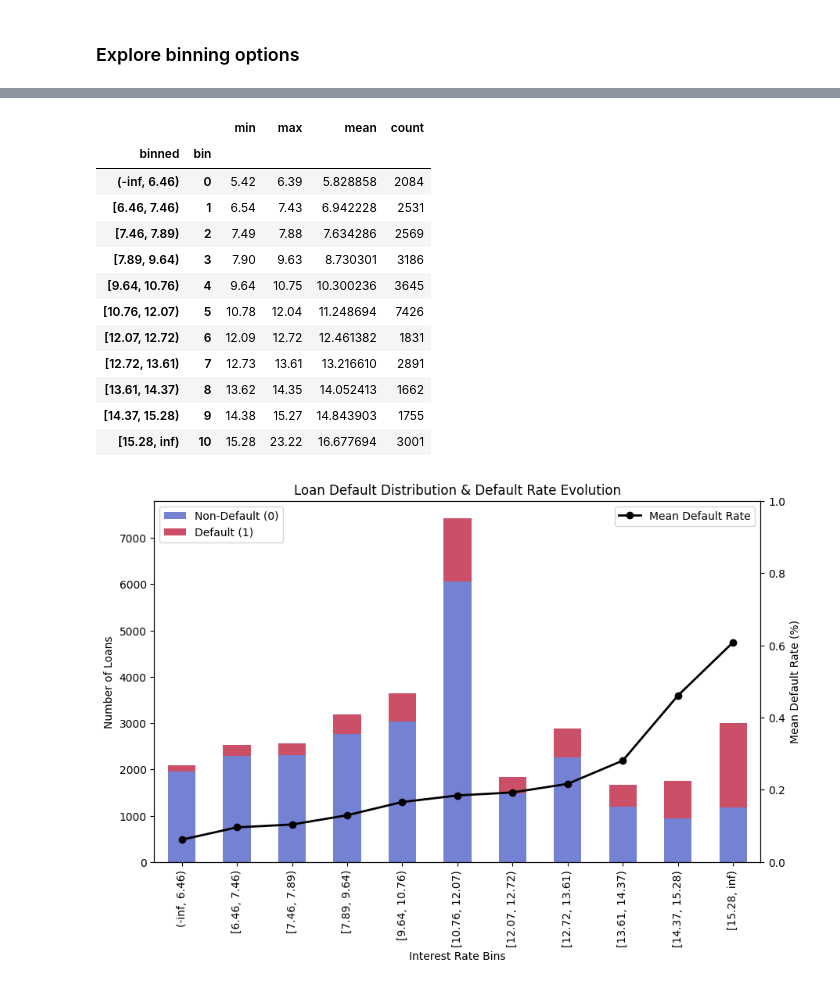
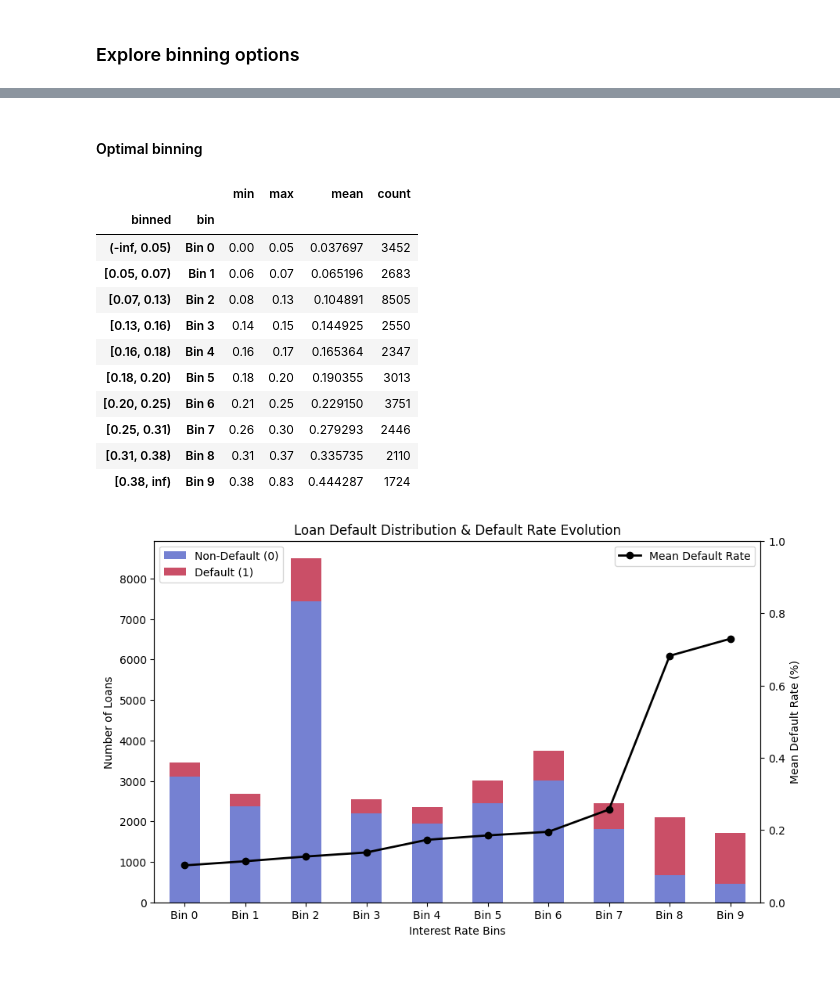
Before and after one commit to Ruben-Boeckx/Loan-approval, a Jupyter notebook: binning.ipynb, the cells around one changed output, grey strips where cells are left out. Cells and saved outputs as stored; diff of their text form; code cells hidden in the pictures.

Commit message:
"decision tree binning"

```diff
--- a/binning.ipynb
+++ b/binning.ipynb
@@ -29,10 +30,3 @@ Column loan_int_rate has 3116 missing values
 | 4 | 24 | 54400 | RENT | 8.0 | MEDICAL | C | ... |
 # %% [markdown]
 ### Explore binning options
-# %%
-tree = DecisionTreeClassifier(max_leaf_nodes=4)
-tree.fit(df[['loan_int_rate']], df['loan_status'])
-
-df['binned'] = tree.apply(df[['loan_int_rate']])
-
-df.groupby('binned')['loan_int_rate'].agg(['min', 'max', 'mean', 'count'])
@@ -46,60 +247,61 @@ df.groupby('binned')['loan_int_rate'].agg(['min', 'max', 'mean', 'count'])
+# %% [markdown]
+#### Optimal binning
 # %%
-optbinner = OptimalBinning(name="loan_int_rate", dtype="numerical")
+optbinner = OptimalBinning(name="loan_percent_income", dtype="numerical")
 
-optbinner.fit(df['loan_int_rate'], df['loan_status'])
+optbinner.fit(df['loan_percent_income'], df['loan_status'])
 
-df['binned'] = optbinner.transform(df['loan_int_rate'], metric="bins")
+df['binned'] = optbinner.transform(df['loan_percent_income'], metric="bins")
 
-bin_mapping = {bin_: i for i, bin_ in enumerate(natsorted(df['binned'].unique()))}
+bin_mapping = {bin_: f'Bin {i}' for i, bin_ in enumerate(natsorted(df['binned'].unique()))}
 df['bin'] = df['binned'].map(bin_mapping)
 
-df.groupby(['binned', 'bin'])['loan_int_rate'].agg(['min', 'max', 'mean', 'count']).sort_values(by='mean')
+df.groupby(['binned', 'bin'])['loan_percent_income'].agg(['min', 'max', 'mean', 'count']).sort_values(by='mean')
 # %% [output]
 |  |  | min | max | mean | count |
 | binned | bin |  |  |  |  |
-| (-inf, 6.46) | 0 | 5.42 | 6.39 | 5.828858 | 2084 |
-| [6.46, 7.46) | 1 | 6.54 | 7.43 | 6.942228 | 2531 |
-| [7.46, 7.89) | 2 | 7.49 | 7.88 | 7.634286 | 2569 |
-| [7.89, 9.64) | 3 | 7.90 | 9.63 | 8.730301 | 3186 |
-| [9.64, 10.76) | 4 | 9.64 | 10.75 | 10.300236 | 3645 |
-| [10.76, 12.07) | 5 | 10.78 | 12.04 | 11.248694 | 7426 |
-| [12.07, 12.72) | 6 | 12.09 | 12.72 | 12.461382 | 1831 |
-| [12.72, 13.61) | 7 | 12.73 | 13.61 | 13.216610 | 2891 |
-| [13.61, 14.37) | 8 | 13.62 | 14.35 | 14.052413 | 1662 |
-| [14.37, 15.28) | 9 | 14.38 | 15.27 | 14.843903 | 1755 |
-| [15.28, inf) | 10 | 15.28 | 23.22 | 16.677694 | 3001 |
+| (-inf, 0.05) | Bin 0 | 0.00 | 0.05 | 0.037697 | 3452 |
+| [0.05, 0.07) | Bin 1 | 0.06 | 0.07 | 0.065196 | 2683 |
+| [0.07, 0.13) | Bin 2 | 0.08 | 0.13 | 0.104891 | 8505 |
+| [0.13, 0.16) | Bin 3 | 0.14 | 0.15 | 0.144925 | 2550 |
+| [0.16, 0.18) | Bin 4 | 0.16 | 0.17 | 0.165364 | 2347 |
+| [0.18, 0.20) | Bin 5 | 0.18 | 0.20 | 0.190355 | 3013 |
+| [0.20, 0.25) | Bin 6 | 0.21 | 0.25 | 0.229150 | 3751 |
+| [0.25, 0.31) | Bin 7 | 0.26 | 0.30 | 0.279293 | 2446 |
+| [0.31, 0.38) | Bin 8 | 0.31 | 0.37 | 0.335735 | 2110 |
+| [0.38, inf) | Bin 9 | 0.38 | 0.83 | 0.444287 | 1724 |
 # %%
 # Group by bins to count defaults vs. non-defaults
-bin_counts = df.groupby(['binned', 'loan_status']).size().unstack(fill_value=0)
+bin_counts = df.groupby(['bin', 'loan_status']).size().unstack(fill_value=0)
 
 # Calculate mean default rate per bin
-bin_default_rate = df.groupby('binned')['loan_status'].mean()
+bin_default_rate = df.groupby('bin')['loan_status'].mean()
 
 # Sort by bin order
 bin_counts = bin_counts.loc[natsorted(bin_counts.index)]
 bin_default_rate = bin_default_rate.loc[natsorted(bin_default_rate.index)]
 
 # 🔹 PLOTTING 🔹
 fig, ax1 = plt.subplots(figsize=(10, 6))
 
 # Stacked bar plot for default & non-default counts
 bin_counts.plot(kind='bar', stacked=True, ax=ax1, colormap="coolwarm", alpha=0.7)
 ax1.set_xlabel("Interest Rate Bins")
 ax1.set_ylabel("Number of Loans")
 ax1.set_title("Loan Default Distribution & Default Rate Evolution")
 
 # Create a second y-axis for default rate
 ax2 = ax1.twinx()
 ax2.plot(bin_default_rate.index, bin_default_rate.values, marker='o', color='black', linestyle='-', linewidth=2, label="Mean Default Rate")
 
 ax2.set_ylabel("Mean Default Rate (%)")
 ax2.set_ylim(0, 1)  # Default rate is between 0 and 1
 
 # Show legend
 ax1.legend(["Non-Default (0)", "Default (1)"], loc="upper left")
 ax2.legend(loc="upper right")
 
-plt.xticks(rotation=45)
+ax1.set_xticklabels(ax1.get_xticklabels(), rotation=0)
 plt.show()
 # %% [output]
-[figure, old version]
+[figure, new version]
```
Also changed, not shown: parts of 8 cells of this notebook, 1 other file.
